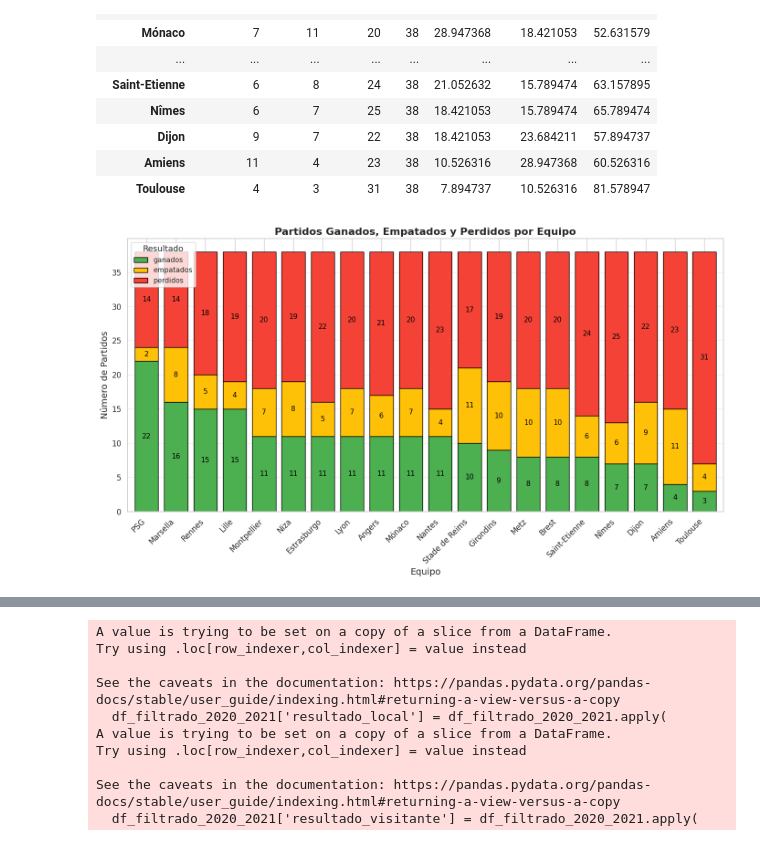
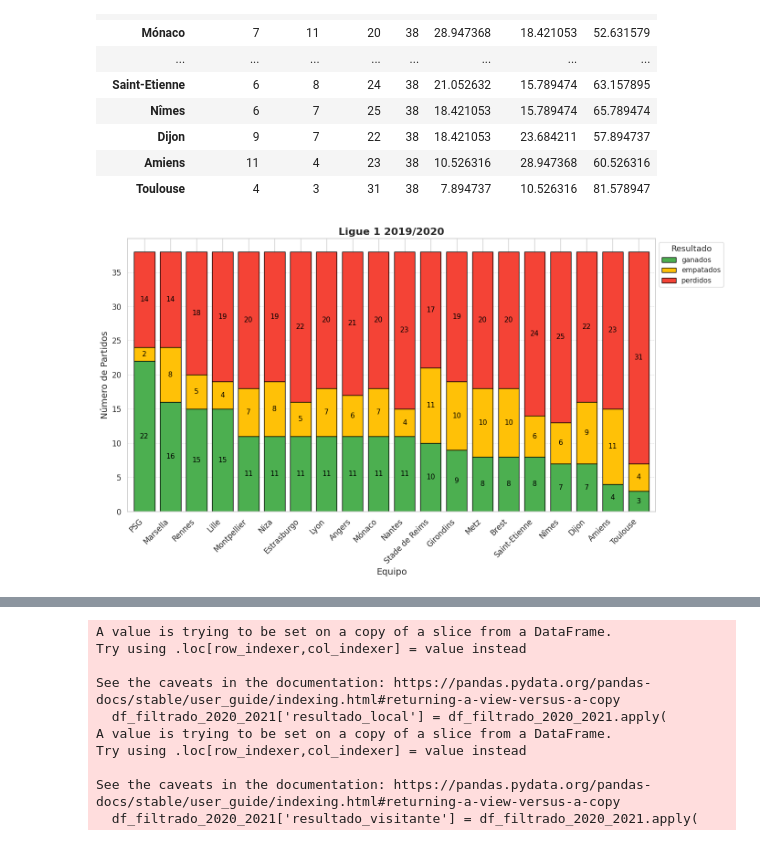
Before and after one commit to ibarajas248/proyecto_bootcamp_analisis_de_datos, a Jupyter notebook: ganados_empatados_perdidos_temporada_desde_2018.ipynb, the cells around one changed output, grey strips where cells are left out. Saved outputs shown, nothing was run; the diff lists cells and outputs as text; code cells hidden in the pictures.

```diff
--- a/ganados_empatados_perdidos_temporada_desde_2018.ipynb
+++ b/ganados_empatados_perdidos_temporada_desde_2018.ipynb
@@ -208,3 +208,6 @@ print(df_partidos['liga'].unique())
 # %% [output]
 ['Ligue 1 2018/2019' 'Ligue 1 2019/2020' 'Ligue 1 2020/2021'
  'Ligue 1 2021/2022' 'Ligue 1 2022/2023' 'Ligue 1 2023/2024']
+# %%
+df_filtrado_2018_2019 = df_partidos[df_partidos['liga'] == 'Ligue 1 2018/2019']
+df_filtrado_2018_2019
@@ -210,0 +298,36 @@ print(df_partidos['liga'].unique())
+# %%
+import matplotlib.pyplot as plt
+import seaborn as sns
+
+# Reordenar las columnas en el DataFrame para que 'ganados' aparezca primero
+resultados = resultados[['ganados', 'empatados', 'perdidos']]
+
+# Configuración de estilo con Seaborn
+sns.set(style='whitegrid')
+
+# Crear un gráfico de barras verticales apiladas
+ax = resultados.plot(kind='bar', stacked=True, figsize=(14, 8),
+                     color=['#4CAF50', '#FFC107', '#F44336'], width=0.8, edgecolor='black')
+
+# Personalizar el gráfico
+plt.title('Ligue 1 2018/2019', fontsize=16, fontweight='bold')
+plt.xlabel('Equipo', fontsize=14)
+plt.ylabel('Número de Partidos', fontsize=14)
+plt.legend(title='Resultado', title_fontsize='13', fontsize='11', loc='upper left',
+           bbox_to_anchor=(1, 1))  # Mueve la leyenda fuera del gráfico
+plt.xticks(rotation=45, ha='right', fontsize=12)  # Rotar etiquetas del eje x para mejor legibilidad
+plt.yticks(fontsize=12)
+plt.grid(axis='y', linestyle='--', alpha=0.7, linewidth=0.7)
+
+# Añadir valores encima de las barras
+for p in ax.patches:
+    height = p.get_height()
+    if height > 0:  # Solo mostrar el valor si hay altura
+        plt.text(p.get_x() + p.get_width() / 2, p.get_y() + height / 2,
+                 f'{int(height)}', ha='center', va='center', fontsize=11, color='black')
+
+# Ajustar el layout para evitar solapamientos
+plt.tight_layout()
+
+# Mostrar el gráfico
+plt.show()
@@ -303,36 +428,37 @@ import seaborn as sns
 # Reordenar las columnas en el DataFrame para que 'ganados' aparezca primero
 resultados = resultados[['ganados', 'empatados', 'perdidos']]
 
 # Configuración de estilo con Seaborn
 sns.set(style='whitegrid')
 
 # Crear un gráfico de barras verticales apiladas
 ax = resultados.plot(kind='bar', stacked=True, figsize=(14, 8),
                      color=['#4CAF50', '#FFC107', '#F44336'], width=0.8, edgecolor='black')
 
 # Personalizar el gráfico
-plt.title('Partidos Ganados, Empatados y Perdidos por Equipo', fontsize=16, fontweight='bold')
+plt.title('Ligue 1 2019/2020', fontsize=16, fontweight='bold')
 plt.xlabel('Equipo', fontsize=14)
 plt.ylabel('Número de Partidos', fontsize=14)
-plt.legend(title='Resultado', title_fontsize='13', fontsize='11', loc='upper left')
+plt.legend(title='Resultado', title_fontsize='13', fontsize='11', loc='upper left',
+           bbox_to_anchor=(1, 1))  # Mueve la leyenda fuera del gráfico
 plt.xticks(rotation=45, ha='right', fontsize=12)  # Rotar etiquetas del eje x para mejor legibilidad
 plt.yticks(fontsize=12)
 plt.grid(axis='y', linestyle='--', alpha=0.7, linewidth=0.7)
 
 # Añadir valores encima de las barras
 for p in ax.patches:
     height = p.get_height()
     if height > 0:  # Solo mostrar el valor si hay altura
         plt.text(p.get_x() + p.get_width() / 2, p.get_y() + height / 2,
                  f'{int(height)}', ha='center', va='center', fontsize=11, color='black')
 
 # Ajustar el layout para evitar solapamientos
 plt.tight_layout()
 
 # Mostrar el gráfico
 plt.show()
 # %% [output]
-[figure, old version]
+[figure, new version]
 # %%
 df_filtrado_2020_2021 = df_partidos[df_partidos['liga'] == 'Ligue 1 2020/2021']
 df_filtrado_2020_2021
```
Also changed, not shown: parts of 11 cells of this notebook.
